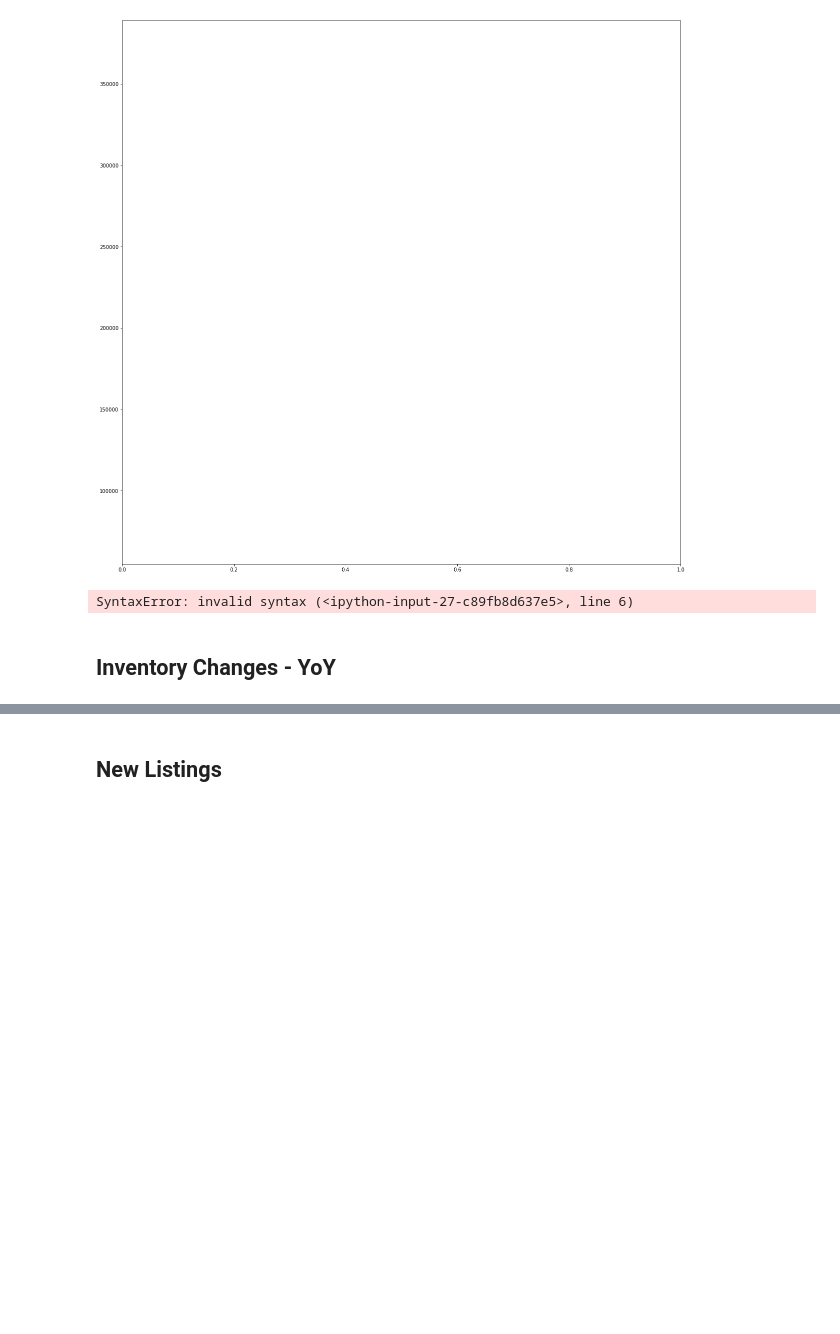
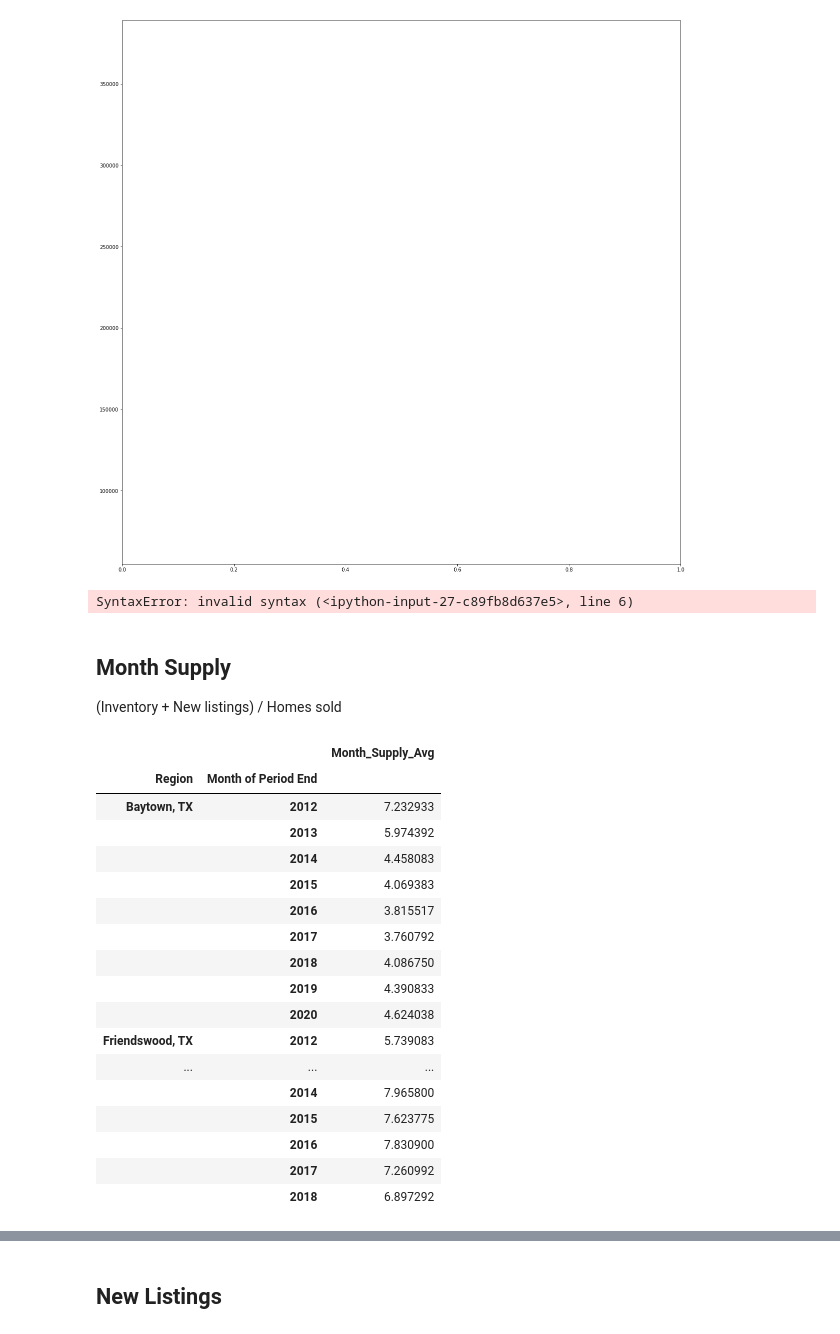
Before and after one commit to andresocorro/project_1, a Jupyter notebook: src_files/HousintMarket.ipynb, the cells around one changed output, grey strips where cells are left out. Cells and saved outputs as stored; diff of their text form; code cells hidden in the pictures; blank space fills up the shorter version.

```diff
--- a/src_files/HousintMarket.ipynb
+++ b/src_files/HousintMarket.ipynb
@@ -167,5 +187,29 @@ KeyError: False
 # plt.tight_layout()
 # %% [output]
 SyntaxError: invalid syntax (<ipython-input-27-c89fb8d637e5>, line 6)
-# %% [markdown]
-## Inventory Changes - YoY
+# %% [markdown]
+## Month Supply
+
+(Inventory + New listings) / Homes sold
+# %%
+grouped_supply_df = grouped_housing.agg(Month_Supply_Avg=pd.NamedAgg(column='Month Supply', aggfunc='mean'))
+grouped_supply_df.head(25)
+# %% [output]
+|  |  | Month_Supply_Avg |
+| Region | Month of Period End |  |
+| Baytown, TX | 2012 | 7.232933 |
+|  | 2013 | 5.974392 |
+|  | 2014 | 4.458083 |
+|  | 2015 | 4.069383 |
+|  | 2016 | 3.815517 |
+|  | 2017 | 3.760792 |
+|  | 2018 | 4.086750 |
+|  | 2019 | 4.390833 |
+|  | 2020 | 4.624038 |
+| Friendswood, TX | 2012 | 5.739083 |
+| ... | ... | ... |
+|  | 2014 | 7.965800 |
+|  | 2015 | 7.623775 |
+|  | 2016 | 7.830900 |
+|  | 2017 | 7.260992 |
+|  | 2018 | 6.897292 |
```
Also changed, not shown: parts of 5 cells of this notebook, 1 other file.
